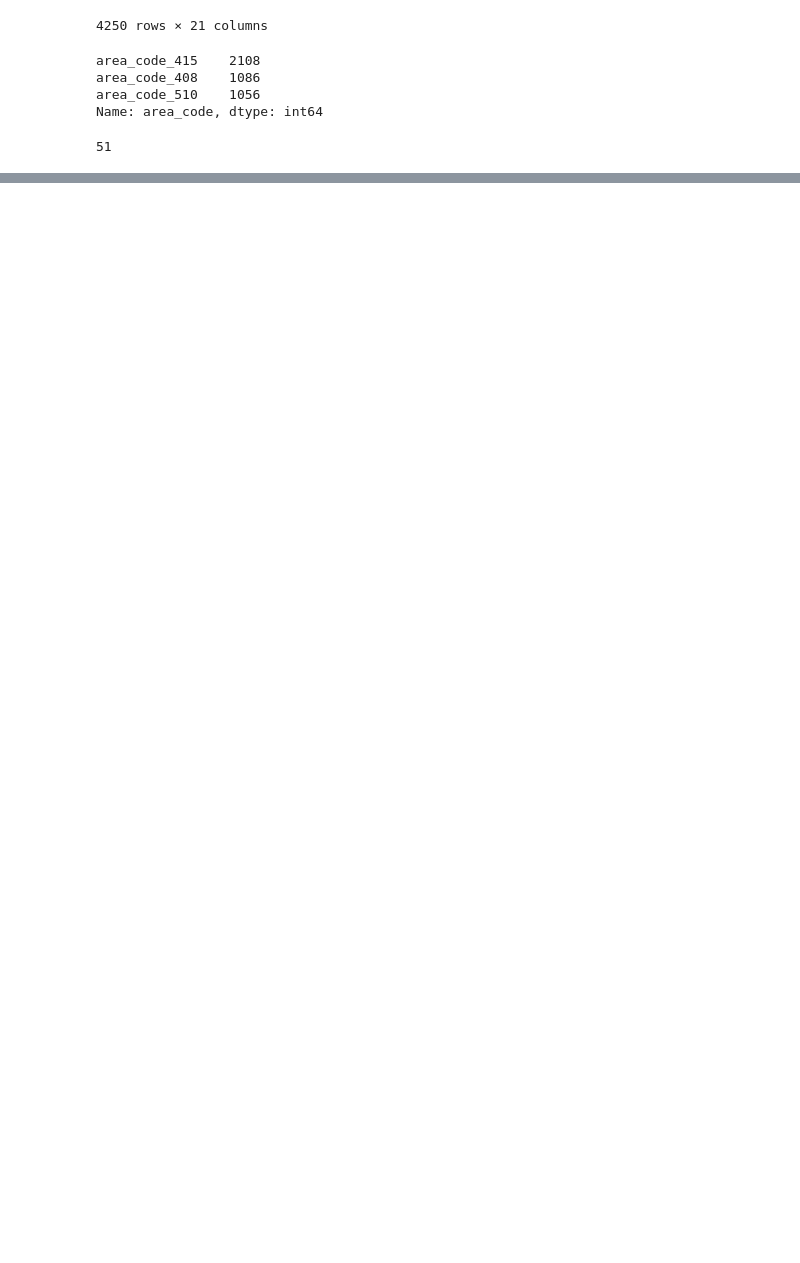
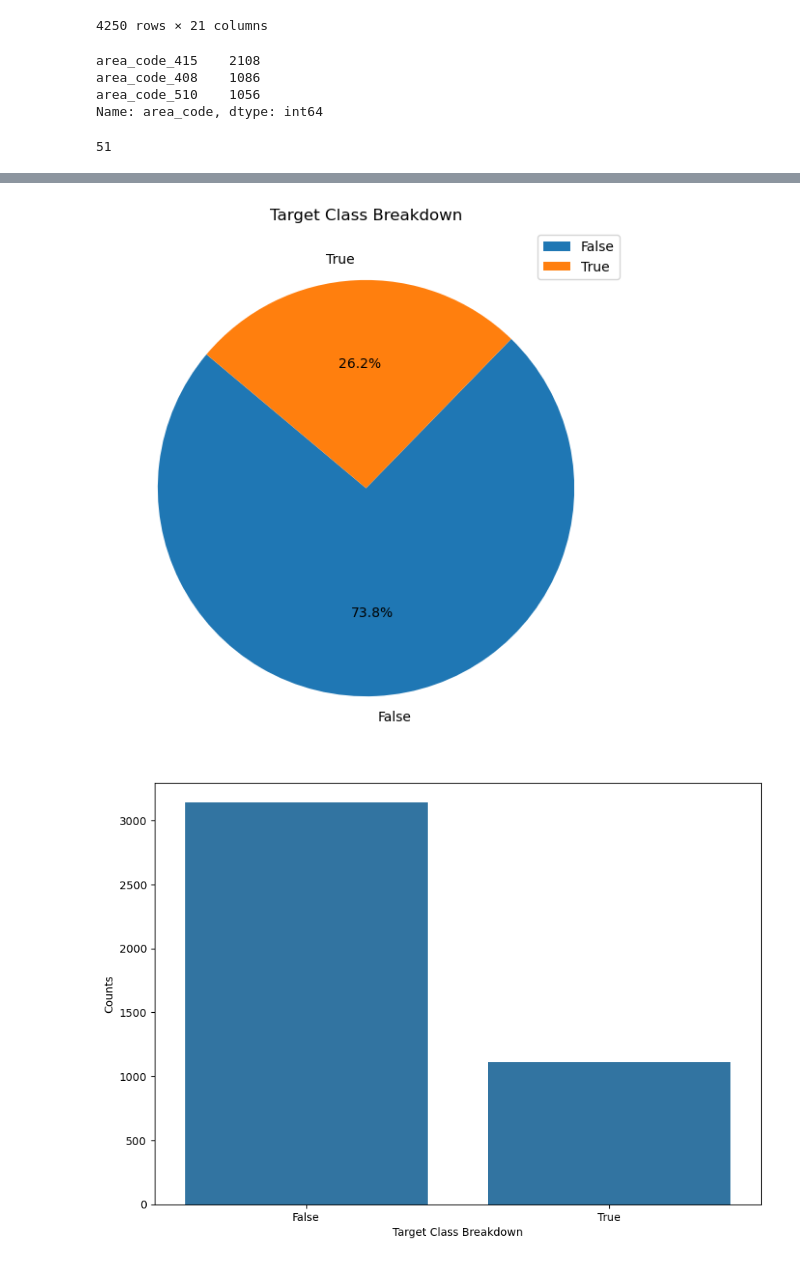
Before and after one commit to MaukanMir/BigQuery-Churn-Analysis, a Jupyter notebook: training.ipynb, the cells around one changed output, grey strips where cells are left out. Cells and saved outputs as stored; diff of their text form; code cells hidden in the pictures; blank space fills up the shorter version.

```diff
--- a/training.ipynb
+++ b/training.ipynb
@@ -79,0 +119,5 @@ df.drop("")
+# %%
+check_class_imbalance(df["voice_mail_plan"])
+# %% [output]
+[figure, added]
+[figure, added]
```
Also changed, not shown: parts of 8 cells of this notebook.
